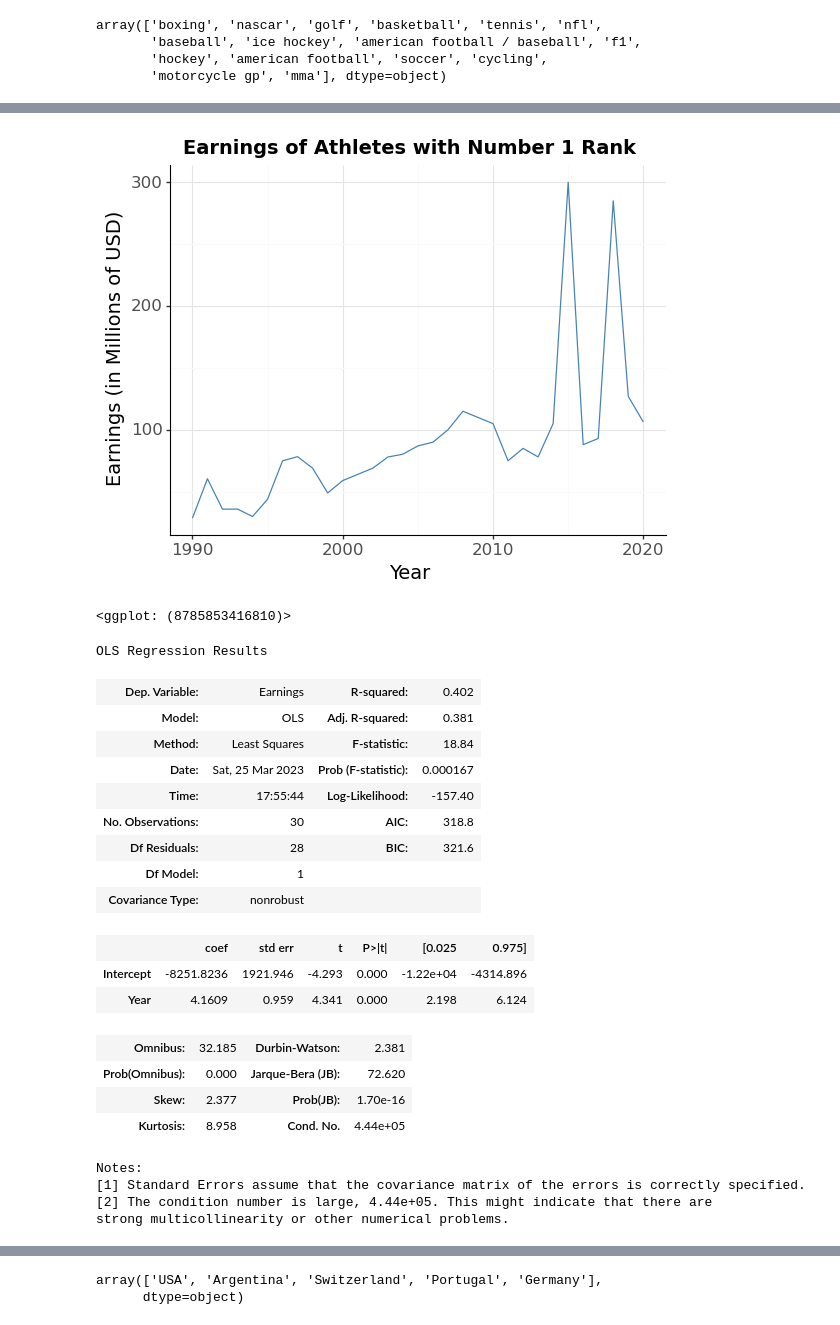
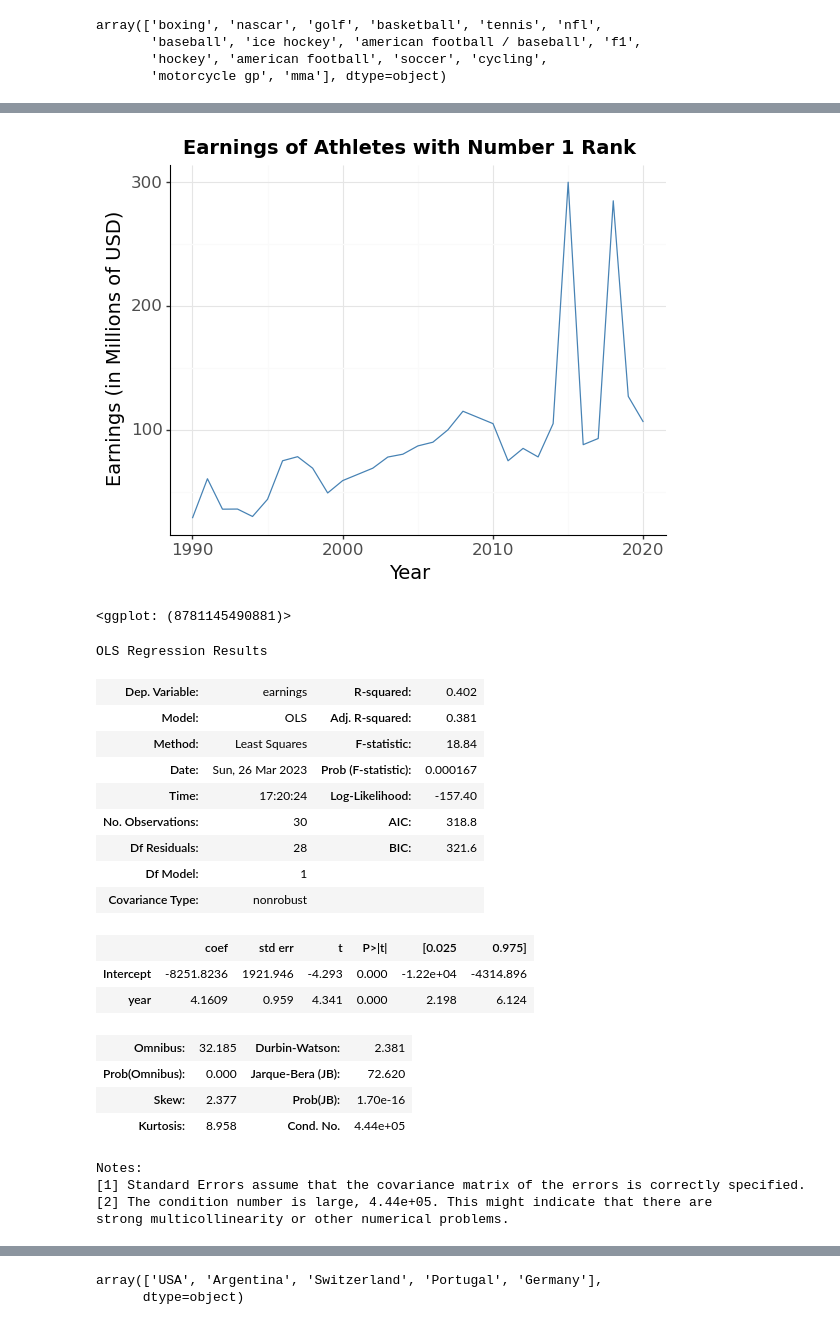
Before and after one commit to zoeshenrw/databootcamp-midterm, a Jupyter notebook: databootcamp-midterm.ipynb, the cells around one changed output, grey strips where cells are left out. Cells and saved outputs as stored; diff of their text form; code cells hidden in the pictures.

```diff
--- a/databootcamp-midterm.ipynb
+++ b/databootcamp-midterm.ipynb
@@ -6,7 +6,7 @@ from plotnine import *
 import statsmodels.formula.api as smf
 # %%
 df=pd.read_csv('Forbes Richest Atheletes (Forbes Richest Athletes 1990-2020).csv')
-df = df.rename(columns={'earnings ($ million)': 'Earnings'})
+df = df.rename(columns={'earnings ($ million)': 'earnings'})
 df = df.rename(columns=lambda x: x.replace(' ', '_'))
 
 df.loc[df['Sport'].str.contains('auto racing', case=False), 'Sport'] = 'NASCAR'
@@ -14,5 +14,7 @@ df.loc[df['Sport'].str.contains('f1', case=False), 'Sport'] = 'f1'
 
 df.Sport=df.Sport.str.lower().replace('nba','basketball')
 
+df.columns = df.columns.str.lower()
+
 df.head()
 # %% [output]
@@ -33,6 +35,6 @@ array(['boxing', 'nascar', 'golf', 'basketball', 'tennis', 'nfl',
 # The following section will analyze the trend of all years' No.1 ranked athletes
 # with data visualization and interpreration
 # %%
-df_no1 = df[(df.Current_Rank == 1)]
+df_no1 = df[(df.current_rank == 1)]
 df_no1.head()
 # %% [output]
@@ -45,5 +59,5 @@ df_no1.head()
 # %%
-(ggplot(df_no1, aes(x='Year', y='Earnings'))
+(ggplot(df_no1, aes(x='year', y='earnings'))
  + geom_line(color='steelblue')
  + labs(title='Earnings of Athletes with Number 1 Rank', x='Year', y='Earnings (in Millions of USD)')
  + theme_bw()
@@ -54,27 +68,27 @@ df_no1.head()
          axis_line=element_line(size=.8)))
 # %% [output]
 [figure]
-<ggplot: (8785853416810)>
+<ggplot: (8781145490881)>
 # %%
 # From the line graph above, we can see a general increasing trend with some outliers
 # We can perform a regressional analysis on earnings in years
 # %%
-reg1 = smf.ols('Earnings~Year',df_no1).fit()
+reg1 = smf.ols('earnings~year',df_no1).fit()
 reg1.summary()
 # %% [output]
 OLS Regression Results
-| Dep. Variable: | Earnings | R-squared: | 0.402 |
+| Dep. Variable: | earnings | R-squared: | 0.402 |
 | Model: | OLS | Adj. R-squared: | 0.381 |
 | Method: | Least Squares | F-statistic: | 18.84 |
-| Date: | Sat, 25 Mar 2023 | Prob (F-statistic): | 0.000167 |
-| Time: | 17:55:44 | Log-Likelihood: | -157.40 |
+| Date: | Sun, 26 Mar 2023 | Prob (F-statistic): | 0.000167 |
+| Time: | 17:20:24 | Log-Likelihood: | -157.40 |
 | No. Observations: | 30 | AIC: | 318.8 |
 | Df Residuals: | 28 | BIC: | 321.6 |
 | Df Model: | 1 |  |  |
 | Covariance Type: | nonrobust |  |  |
 |  | coef | std err | t | P>|t| | [0.025 | 0.975] |
 | Intercept | -8251.8236 | 1921.946 | -4.293 | 0.000 | -1.22e+04 | -4314.896 |
-| Year | 4.1609 | 0.959 | 4.341 | 0.000 | 2.198 | 6.124 |
+| year | 4.1609 | 0.959 | 4.341 | 0.000 | 2.198 | 6.124 |
 | Omnibus: | 32.185 | Durbin-Watson: | 2.381 |
 | Prob(Omnibus): | 0.000 | Jarque-Bera (JB): | 72.620 |
 | Skew: | 2.377 | Prob(JB): | 1.70e-16 |
```
Also changed, not shown: parts of 14 cells of this notebook.
